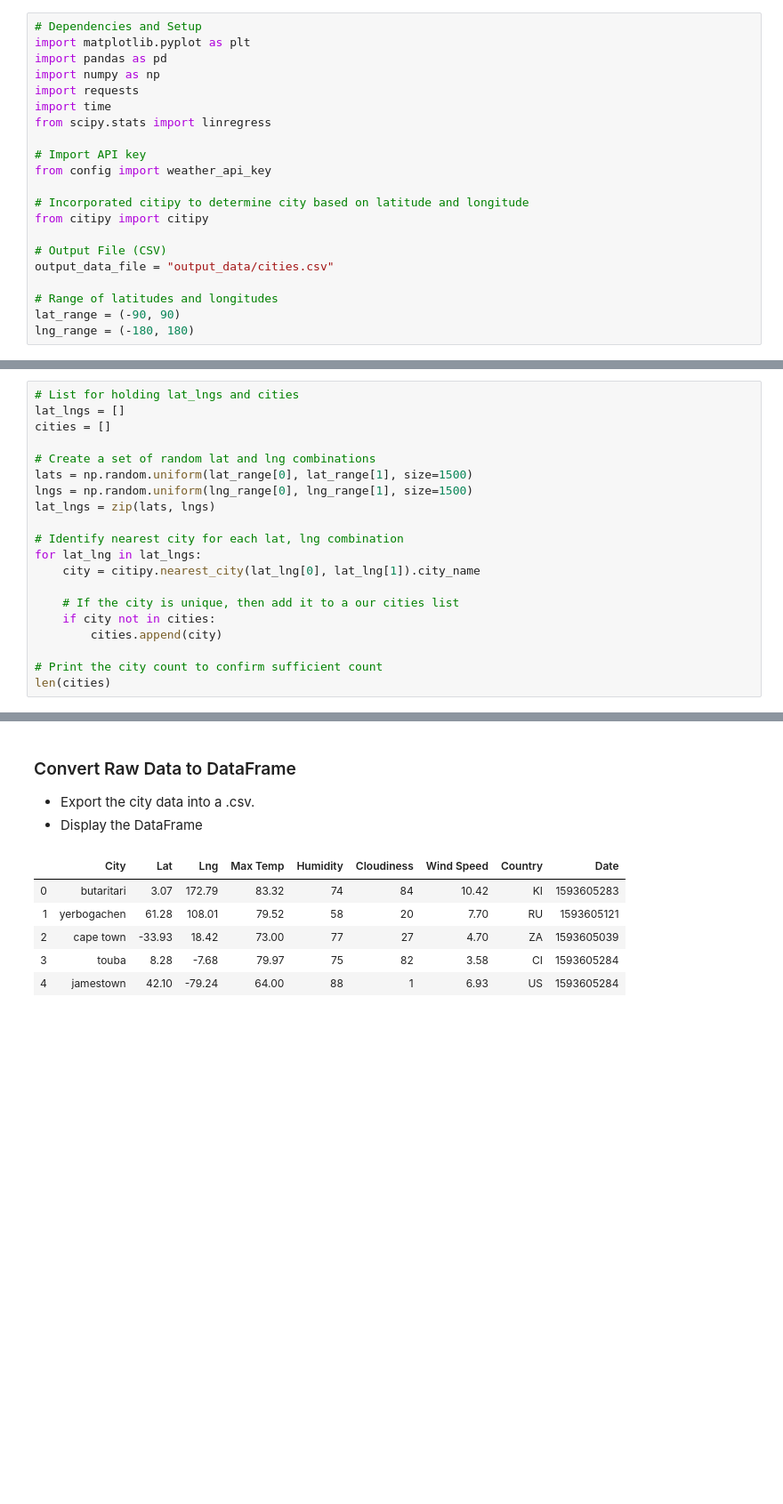
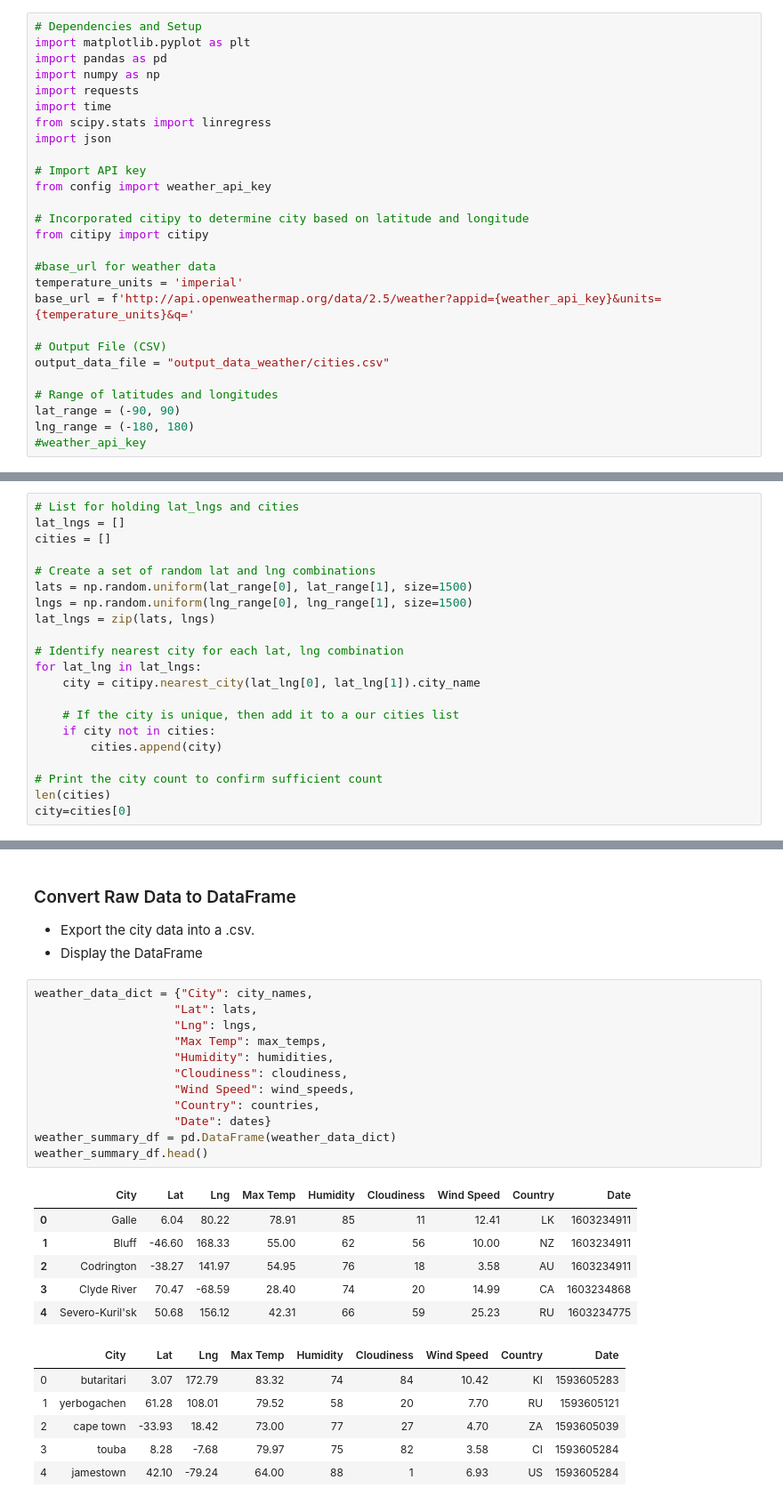
Before and after one commit to paulywog13/python-api-challenge, a Jupyter notebook: WeatherPy/WeatherPy.ipynb, the cells around one changed output, grey strips where cells are left out. Shown: that part at 89% size. Saved outputs shown, nothing was run; the diff lists cells and outputs as text; blank space fills up the shorter version.

Commit message:
Code added for summary DataFrame

```diff
--- a/WeatherPy/WeatherPy.ipynb
+++ b/WeatherPy/WeatherPy.ipynb
@@ -14,6 +14,7 @@ import numpy as np
 import requests
 import time
 from scipy.stats import linregress
+import json
 
 # Import API key
 from config import weather_api_key
@@ -21,12 +22,17 @@ from config import weather_api_key
 # Incorporated citipy to determine city based on latitude and longitude
 from citipy import citipy
 
+#base_url for weather data
+temperature_units = 'imperial'
+base_url = f'http://api.openweathermap.org/data/2.5/weather?appid={weather_api_key}&units={temperature_units}&q='
+
 # Output File (CSV)
-output_data_file = "output_data/cities.csv"
+output_data_file = "output_data_weather/cities.csv"
 
 # Range of latitudes and longitudes
 lat_range = (-90, 90)
 lng_range = (-180, 180)
+#weather_api_key
 # %% [markdown]
 ## Generate Cities List
 # %%
@@ -49,3 +55,4 @@ for lat_lng in lat_lngs:
 
 # Print the city count to confirm sufficient count
 len(cities)
+city=cities[0]
@@ -78,6 +142,25 @@ Data Retrieval Complete
 ### Convert Raw Data to DataFrame
 * Export the city data into a .csv.
 * Display the DataFrame
+# %%
+weather_data_dict = {"City": city_names,
+                    "Lat": lats,
+                    "Lng": lngs,
+                    "Max Temp": max_temps,
+                    "Humidity": humidities,
+                    "Cloudiness": cloudiness,
+                    "Wind Speed": wind_speeds,
+                    "Country": countries,
+                    "Date": dates}
+weather_summary_df = pd.DataFrame(weather_data_dict)
+weather_summary_df.head()
+# %% [output]
+|  | City | Lat | Lng | Max Temp | Humidity | Cloudiness | Wind Speed | Country | Date |
+| 0 | Galle | 6.04 | 80.22 | 78.91 | 85 | 11 | 12.41 | LK | 1603234911 |
+| 1 | Bluff | -46.60 | 168.33 | 55.00 | 62 | 56 | 10.00 | NZ | 1603234911 |
+| 2 | Codrington | -38.27 | 141.97 | 54.95 | 76 | 18 | 3.58 | AU | 1603234911 |
+| 3 | Clyde River | 70.47 | -68.59 | 28.40 | 74 | 20 | 14.99 | CA | 1603234868 |
+| 4 | Severo-Kuril'sk | 50.68 | 156.12 | 42.31 | 66 | 59 | 25.23 | RU | 1603234775 |
 # %%
 # %% [output]
 |  | City | Lat | Lng | Max Temp | Humidity | Cloudiness | Wind Speed | Country | Date |
```
Also changed, not shown: parts of 4 cells of this notebook.
